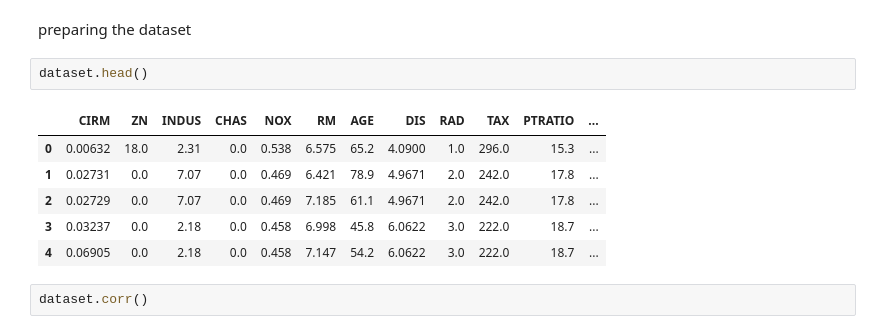
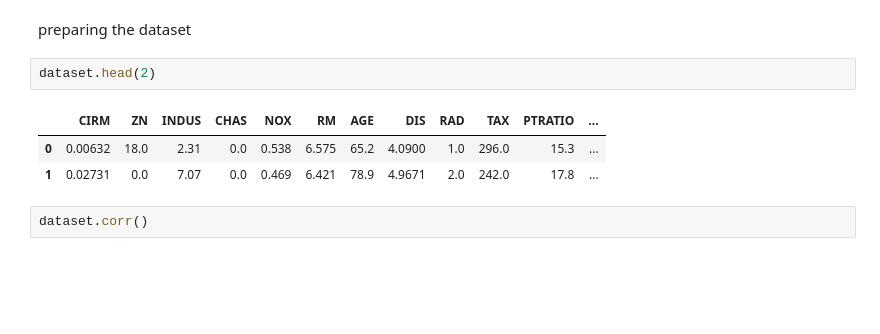
Before and after one commit to gauravsahu9668/BostonHousePrediction, a Jupyter notebook: Untitled-checkpoint.ipynb, the cells around one changed output. Drawn from its saved outputs; the diff is of its cells as text; blank space fills up the shorter version.

```diff
--- a/Untitled-checkpoint.ipynb
+++ b/Untitled-checkpoint.ipynb
@@ -66,14 +65,11 @@ dataset.describe()
 # %% [markdown]
 preparing the dataset
 # %%
-dataset.head()
+dataset.head(2)
 # %% [output]
 |  | CIRM | ZN | INDUS | CHAS | NOX | RM | AGE | DIS | RAD | TAX | PTRATIO | ... |
 | 0 | 0.00632 | 18.0 | 2.31 | 0.0 | 0.538 | 6.575 | 65.2 | 4.0900 | 1.0 | 296.0 | 15.3 | ... |
 | 1 | 0.02731 | 0.0 | 7.07 | 0.0 | 0.469 | 6.421 | 78.9 | 4.9671 | 2.0 | 242.0 | 17.8 | ... |
-| 2 | 0.02729 | 0.0 | 7.07 | 0.0 | 0.469 | 7.185 | 61.1 | 4.9671 | 2.0 | 242.0 | 17.8 | ... |
-| 3 | 0.03237 | 0.0 | 2.18 | 0.0 | 0.458 | 6.998 | 45.8 | 6.0622 | 3.0 | 222.0 | 18.7 | ... |
-| 4 | 0.06905 | 0.0 | 2.18 | 0.0 | 0.458 | 7.147 | 54.2 | 6.0622 | 3.0 | 222.0 | 18.7 | ... |
 # %%
 dataset.corr()
 # %% [output]
```
Also changed, not shown: parts of 12 cells of this notebook, 3 other files.
